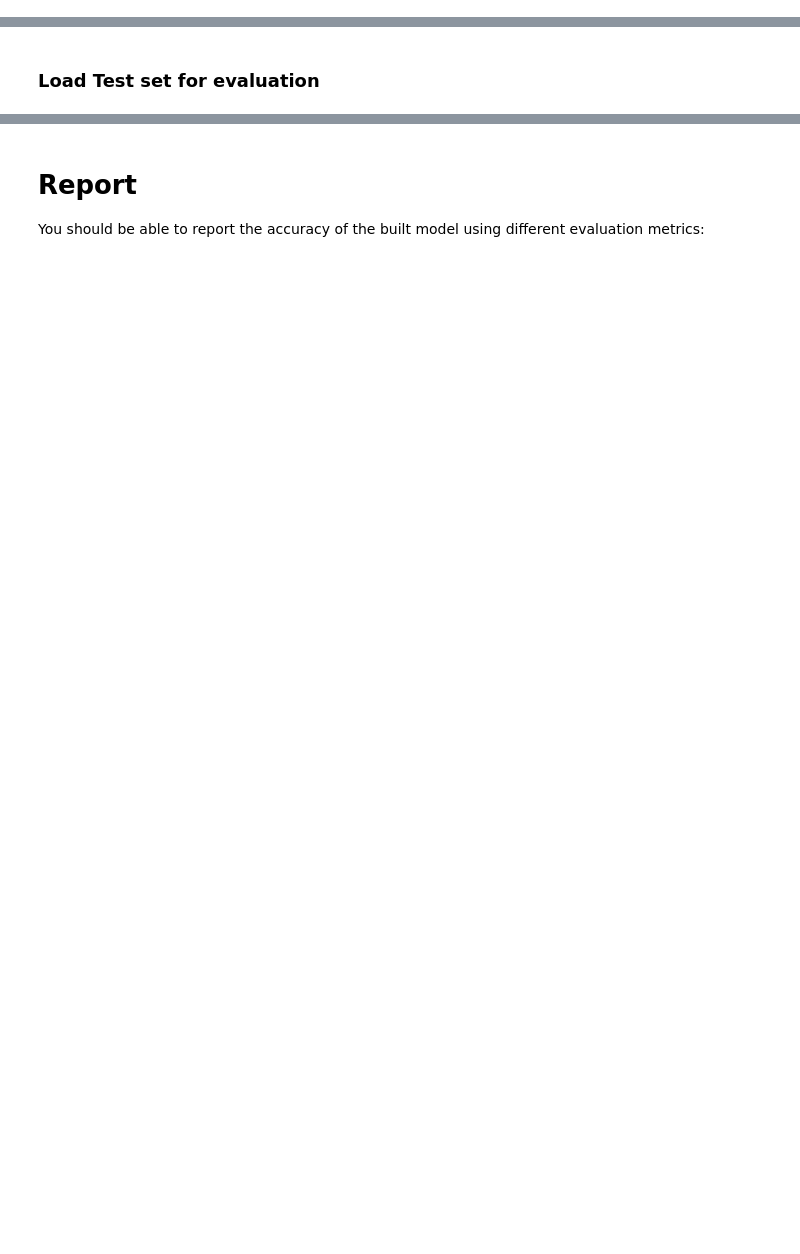
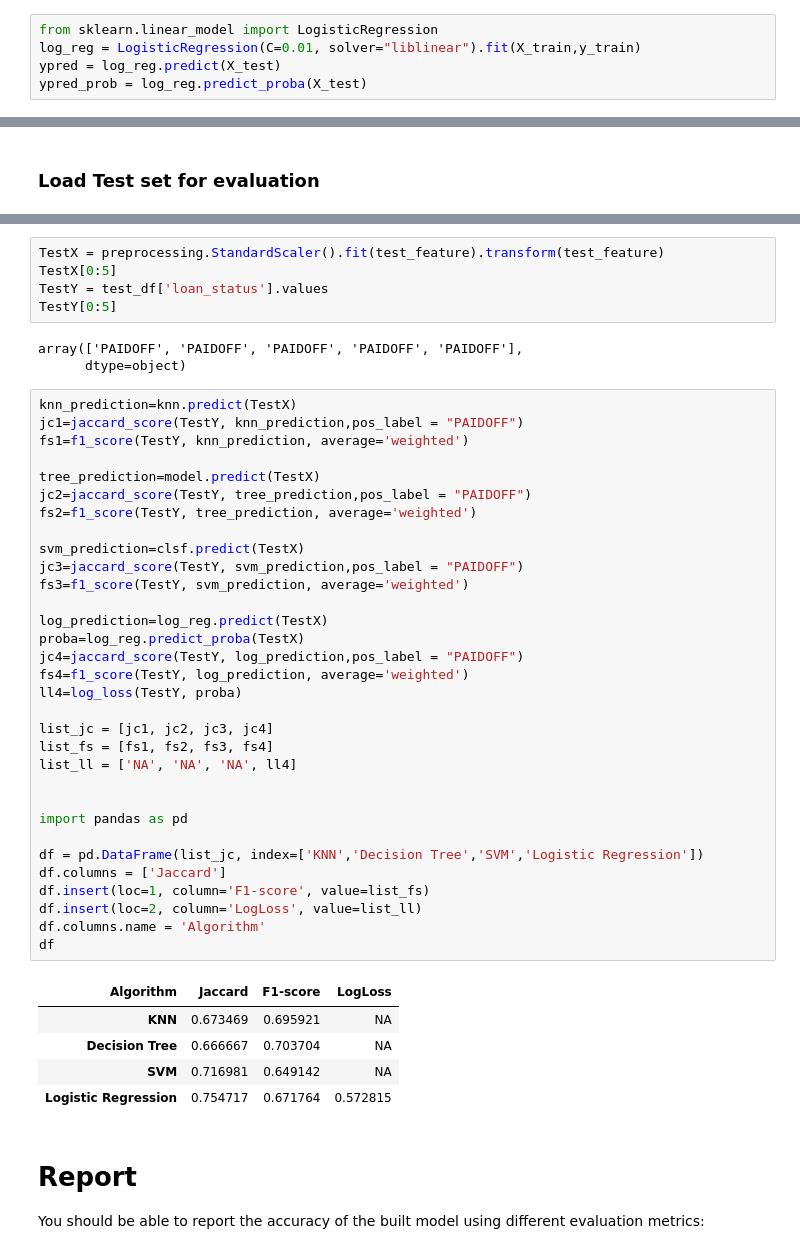
Before and after one commit to athlkrshna/Capstone-Project, a Jupyter notebook: Final Project.ipynb, the cells around one changed output, grey strips where cells are left out. Drawn from its saved outputs; the diff is of its cells as text; blank space fills up the shorter version.

```diff
--- a/Final Project.ipynb
+++ b/Final Project.ipynb
@@ -307,2 +374,7 @@ K= 7
 # %% [markdown]
 # Logistic Regression
+# %%
+from sklearn.linear_model import LogisticRegression
+log_reg = LogisticRegression(C=0.01, solver="liblinear").fit(X_train,y_train)
+ypred = log_reg.predict(X_test)
+ypred_prob = log_reg.predict_proba(X_test)
@@ -324,3 +440,49 @@ test_df.head()
+# %%
+TestX = preprocessing.StandardScaler().fit(test_feature).transform(test_feature)
+TestX[0:5]
+TestY = test_df['loan_status'].values
+TestY[0:5]
+# %% [output]
+array(['PAIDOFF', 'PAIDOFF', 'PAIDOFF', 'PAIDOFF', 'PAIDOFF'],
+      dtype=object)
+# %%
+knn_prediction=knn.predict(TestX)
+jc1=jaccard_score(TestY, knn_prediction,pos_label = "PAIDOFF")
+fs1=f1_score(TestY, knn_prediction, average='weighted')
+
+tree_prediction=model.predict(TestX)
+jc2=jaccard_score(TestY, tree_prediction,pos_label = "PAIDOFF")
+fs2=f1_score(TestY, tree_prediction, average='weighted')
+
+svm_prediction=clsf.predict(TestX)
+jc3=jaccard_score(TestY, svm_prediction,pos_label = "PAIDOFF")
+fs3=f1_score(TestY, svm_prediction, average='weighted')
+
+log_prediction=log_reg.predict(TestX)
+proba=log_reg.predict_proba(TestX)
+jc4=jaccard_score(TestY, log_prediction,pos_label = "PAIDOFF")
+fs4=f1_score(TestY, log_prediction, average='weighted')
+ll4=log_loss(TestY, proba)
+
+list_jc = [jc1, jc2, jc3, jc4]
+list_fs = [fs1, fs2, fs3, fs4]
+list_ll = ['NA', 'NA', 'NA', ll4]
+
+
+import pandas as pd
+
+df = pd.DataFrame(list_jc, index=['KNN','Decision Tree','SVM','Logistic Regression'])
+df.columns = ['Jaccard']
+df.insert(loc=1, column='F1-score', value=list_fs)
+df.insert(loc=2, column='LogLoss', value=list_ll)
+df.columns.name = 'Algorithm'
+df
+# %% [output]
+| Algorithm | Jaccard | F1-score | LogLoss |
+| KNN | 0.673469 | 0.695921 | NA |
+| Decision Tree | 0.666667 | 0.703704 | NA |
+| SVM | 0.716981 | 0.649142 | NA |
+| Logistic Regression | 0.754717 | 0.671764 | 0.572815 |
 # %% [markdown]
 # Report
 You should be able to report the accuracy of the built model using different evaluation metrics:
```
Also changed, not shown: parts of 11 cells of this notebook.
